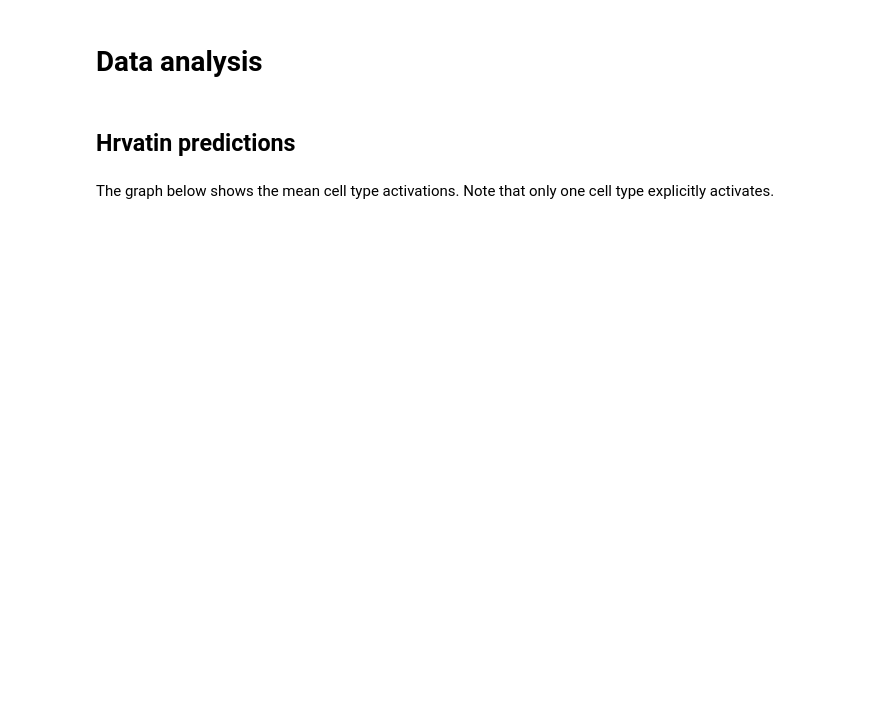
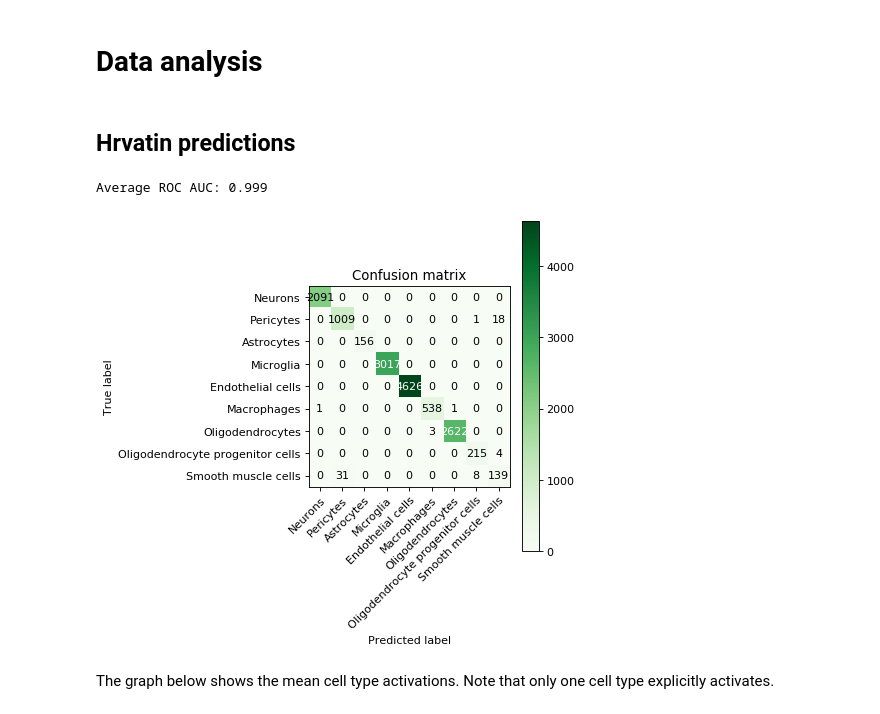
Before and after one commit to LongarMD/MarkerGenes, a Jupyter notebook: Notebooks/Example_Hrvatin.ipynb, the cells around one changed output. Cells and saved outputs as stored; diff of their text form; code cells hidden in the pictures; blank space fills up the shorter version.

```diff
--- a/Notebooks/Example_Hrvatin.ipynb
+++ b/Notebooks/Example_Hrvatin.ipynb
@@ -211,6 +211,14 @@ colours = S.load_label_colours('Data/hrvatin_chen_label_colours.pickle')
 # %%
 hrvatin_cell_activations = marker_model.predict(test_x)
 hrvatin_bottleneck_activations = encoder_model.predict(test_x)
+# %%
+saly.get_average_auc(test_y, hrvatin_cell_activations, markers, marker_aliases)
+# %% [output]
+Average ROC AUC: 0.999
+# %%
+saly.draw_confusion_matrix(test_y, hrvatin_cell_activations, markers, marker_aliases)
+# %% [output]
+[figure, added]
 # %% [markdown]
 The graph below shows the mean cell type activations. Note that only one cell type explicitly activates.
 # %%
```
Also changed, not shown: parts of 20 cells of this notebook.
